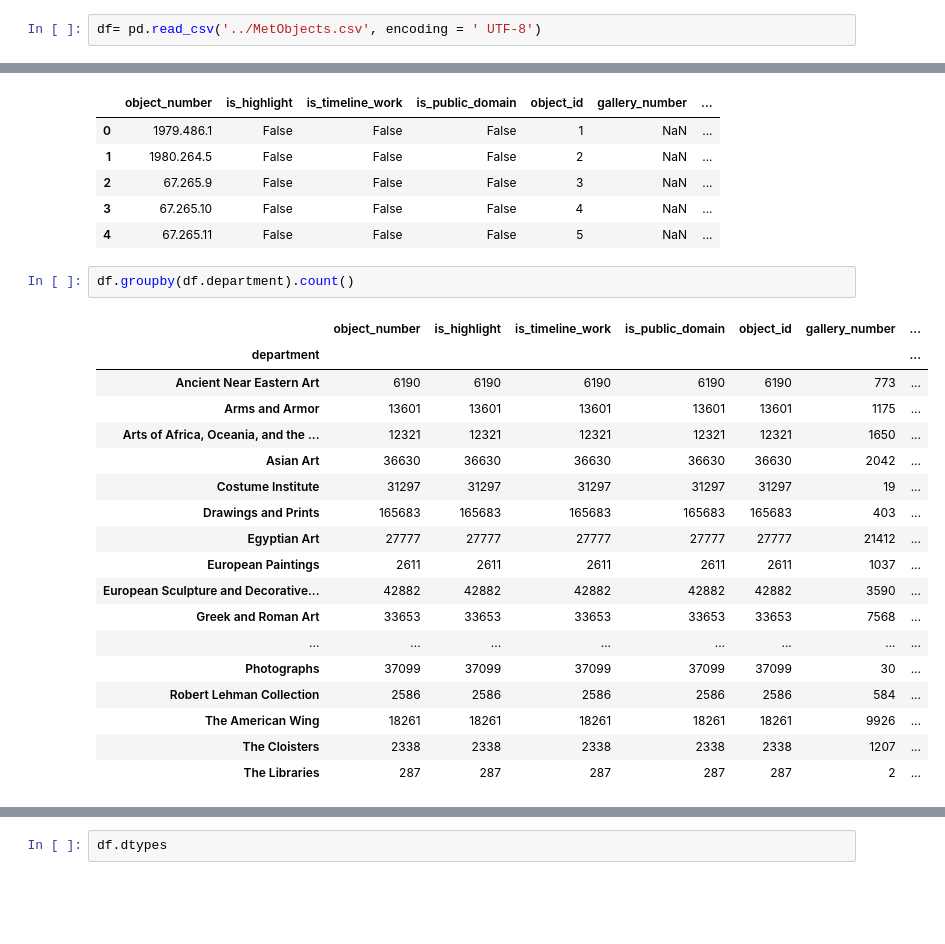
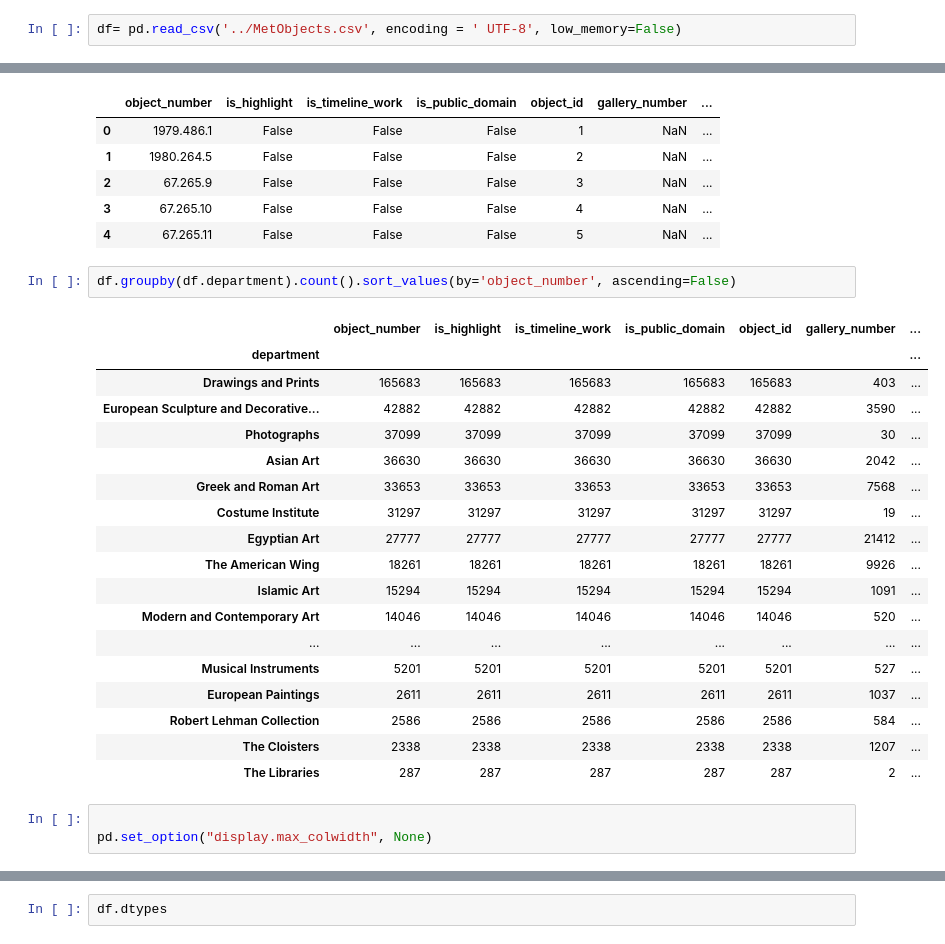
Before and after one commit to freeebooksdotcom/met_opendata, a Jupyter notebook: data_cleaning_initial_eda.ipynb, the cells around one changed output, grey strips where cells are left out. Saved outputs shown, nothing was run; the diff lists cells and outputs as text; blank space fills up the shorter version.

```diff
--- a/data_cleaning_initial_eda.ipynb
+++ b/data_cleaning_initial_eda.ipynb
@@ -7,7 +7,7 @@ pd.set_option('display.max_rows', 500)
 pd.set_option('display.max_columns', 500)
 pd.set_option('display.width', 1000)
 # %%
-df= pd.read_csv('../MetObjects.csv', encoding = ' UTF-8')
+df= pd.read_csv('../MetObjects.csv', encoding = ' UTF-8', low_memory=False)
 # %%
 df.head()
 # %% [output]
@@ -60,23 +60,26 @@ df.head()
 | 3 | 67.265.10 | False | False | False | 4 | NaN | ... |
 | 4 | 67.265.11 | False | False | False | 5 | NaN | ... |
 # %%
-df.groupby(df.department).count()
+df.groupby(df.department).count().sort_values(by='object_number', ascending=False)
 # %% [output]
 |  | object_number | is_highlight | is_timeline_work | is_public_domain | object_id | gallery_number | ... |
 | department |  |  |  |  |  |  | ... |
-| Ancient Near Eastern Art | 6190 | 6190 | 6190 | 6190 | 6190 | 773 | ... |
-| Arms and Armor | 13601 | 13601 | 13601 | 13601 | 13601 | 1175 | ... |
-| Arts of Africa, Oceania, and the ... | 12321 | 12321 | 12321 | 12321 | 12321 | 1650 | ... |
+| Drawings and Prints | 165683 | 165683 | 165683 | 165683 | 165683 | 403 | ... |
+| European Sculpture and Decorative... | 42882 | 42882 | 42882 | 42882 | 42882 | 3590 | ... |
+| Photographs | 37099 | 37099 | 37099 | 37099 | 37099 | 30 | ... |
 | Asian Art | 36630 | 36630 | 36630 | 36630 | 36630 | 2042 | ... |
+| Greek and Roman Art | 33653 | 33653 | 33653 | 33653 | 33653 | 7568 | ... |
 | Costume Institute | 31297 | 31297 | 31297 | 31297 | 31297 | 19 | ... |
-| Drawings and Prints | 165683 | 165683 | 165683 | 165683 | 165683 | 403 | ... |
 | Egyptian Art | 27777 | 27777 | 27777 | 27777 | 27777 | 21412 | ... |
+| The American Wing | 18261 | 18261 | 18261 | 18261 | 18261 | 9926 | ... |
+| Islamic Art | 15294 | 15294 | 15294 | 15294 | 15294 | 1091 | ... |
+| Modern and Contemporary Art | 14046 | 14046 | 14046 | 14046 | 14046 | 520 | ... |
+| ... | ... | ... | ... | ... | ... | ... | ... |
+| Musical Instruments | 5201 | 5201 | 5201 | 5201 | 5201 | 527 | ... |
 | European Paintings | 2611 | 2611 | 2611 | 2611 | 2611 | 1037 | ... |
-| European Sculpture and Decorative... | 42882 | 42882 | 42882 | 42882 | 42882 | 3590 | ... |
-| Greek and Roman Art | 33653 | 33653 | 33653 | 33653 | 33653 | 7568 | ... |
-| ... | ... | ... | ... | ... | ... | ... | ... |
-| Photographs | 37099 | 37099 | 37099 | 37099 | 37099 | 30 | ... |
 | Robert Lehman Collection | 2586 | 2586 | 2586 | 2586 | 2586 | 584 | ... |
-| The American Wing | 18261 | 18261 | 18261 | 18261 | 18261 | 9926 | ... |
 | The Cloisters | 2338 | 2338 | 2338 | 2338 | 2338 | 1207 | ... |
 | The Libraries | 287 | 287 | 287 | 287 | 287 | 2 | ... |
+# %%
+
+pd.set_option("display.max_colwidth", None)
```
Also changed, not shown: parts of 3 cells of this notebook.
